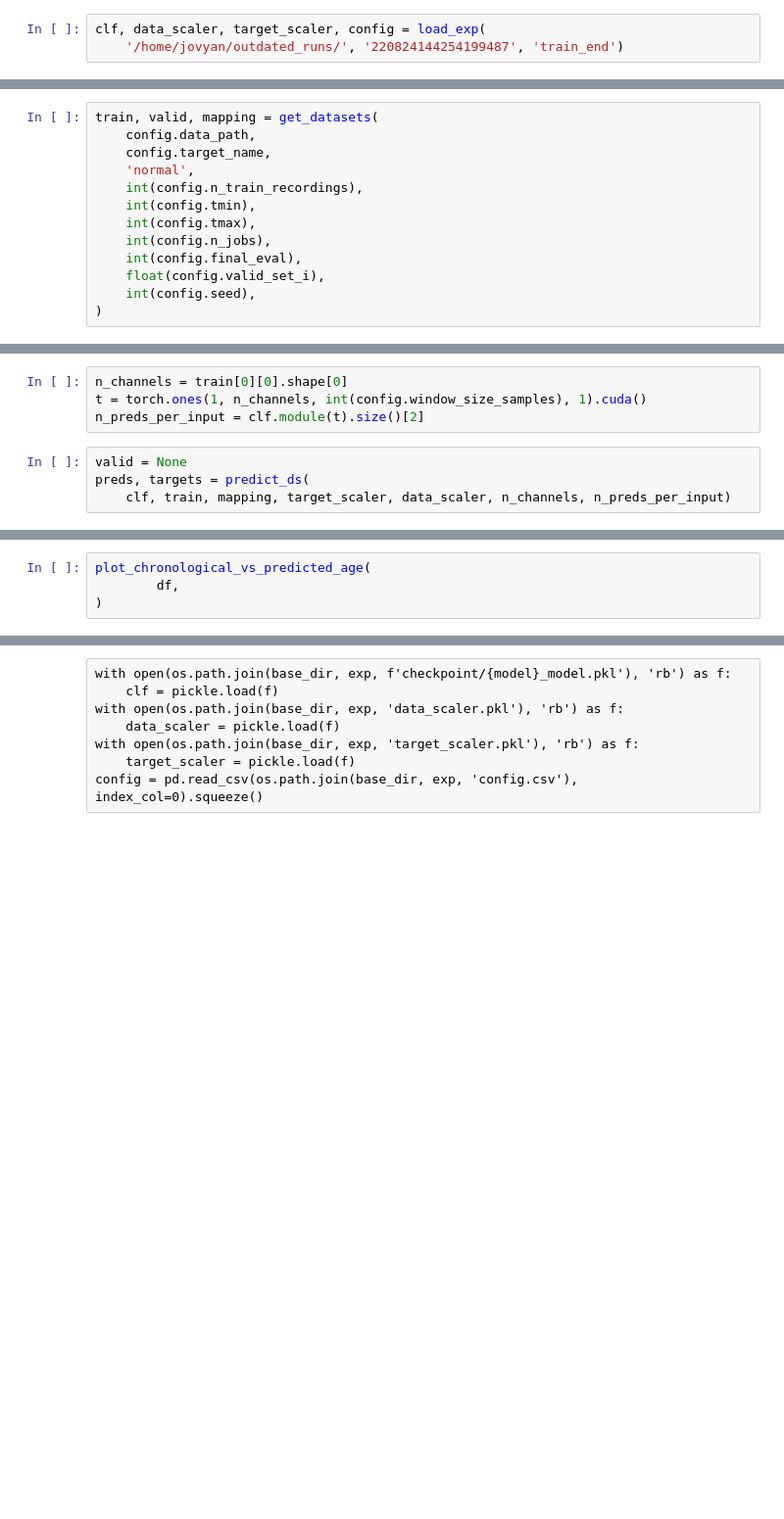
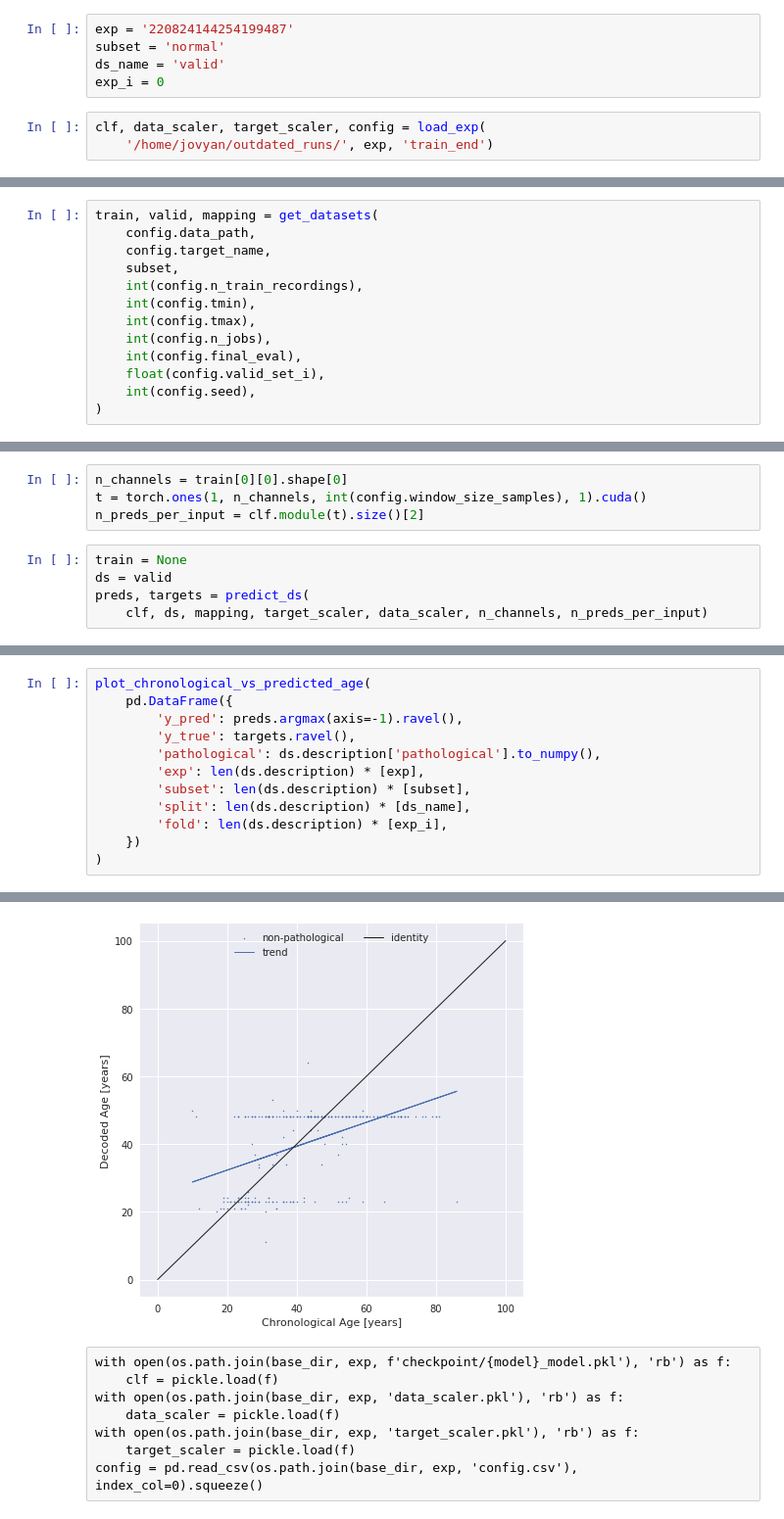
Before and after one commit to gemeinl/eeg-brain-age, a Jupyter notebook: post_hoc_analysis.ipynb, the cells around one changed output, grey strips where cells are left out. Shown at 98% size. Cells and saved outputs as stored; diff of their text form; blank space fills up the shorter version.

```diff
--- a/post_hoc_analysis.ipynb
+++ b/post_hoc_analysis.ipynb
@@ -305,6 +345,11 @@ split valid subset normal  (1369, 8)
 [figure]
 # %%
 # check whether age_clf lead to bimodal distribution of predictions
+# %%
+exp = '220824144254199487'
+subset = 'normal'
+ds_name = 'valid'
+exp_i = 0
 # %%
 clf, data_scaler, target_scaler, config = load_exp(
-    '/home/jovyan/outdated_runs/', '220824144254199487', 'train_end')
+    '/home/jovyan/outdated_runs/', exp, 'train_end')
@@ -312,7 +359,7 @@ clf, data_scaler, target_scaler, config = load_exp(
 train, valid, mapping = get_datasets(
     config.data_path,
     config.target_name,
-    'normal',
+    subset,
     int(config.n_train_recordings),
     int(config.tmin),
     int(config.tmax),
@@ -341,6 +388,7 @@ n_channels = train[0][0].shape[0]
 t = torch.ones(1, n_channels, int(config.window_size_samples), 1).cuda()
 n_preds_per_input = clf.module(t).size()[2]
 # %%
-valid = None
+train = None
+ds = valid
 preds, targets = predict_ds(
-    clf, train, mapping, target_scaler, data_scaler, n_channels, n_preds_per_input)
+    clf, ds, mapping, target_scaler, data_scaler, n_channels, n_preds_per_input)
@@ -357,4 +395,13 @@ df = pd.DataFrame({
 # %%
 plot_chronological_vs_predicted_age(
-        df,
+    pd.DataFrame({
+        'y_pred': preds.argmax(axis=-1).ravel(),
+        'y_true': targets.ravel(),
+        'pathological': ds.description['pathological'].to_numpy(),
+        'exp': len(ds.description) * [exp],
+        'subset': len(ds.description) * [subset],
+        'split': len(ds.description) * [ds_name],
+        'fold': len(ds.description) * [exp_i],
+    })
 )
+# %% [output]
@@ -361,3 +409,4 @@ plot_chronological_vs_predicted_age(
+[figure, added]
 # %% [raw]
 with open(os.path.join(base_dir, exp, f'checkpoint/{model}_model.pkl'), 'rb') as f:
     clf = pickle.load(f)
```
Also changed, not shown: parts of 19 cells of this notebook, 2 other files.
